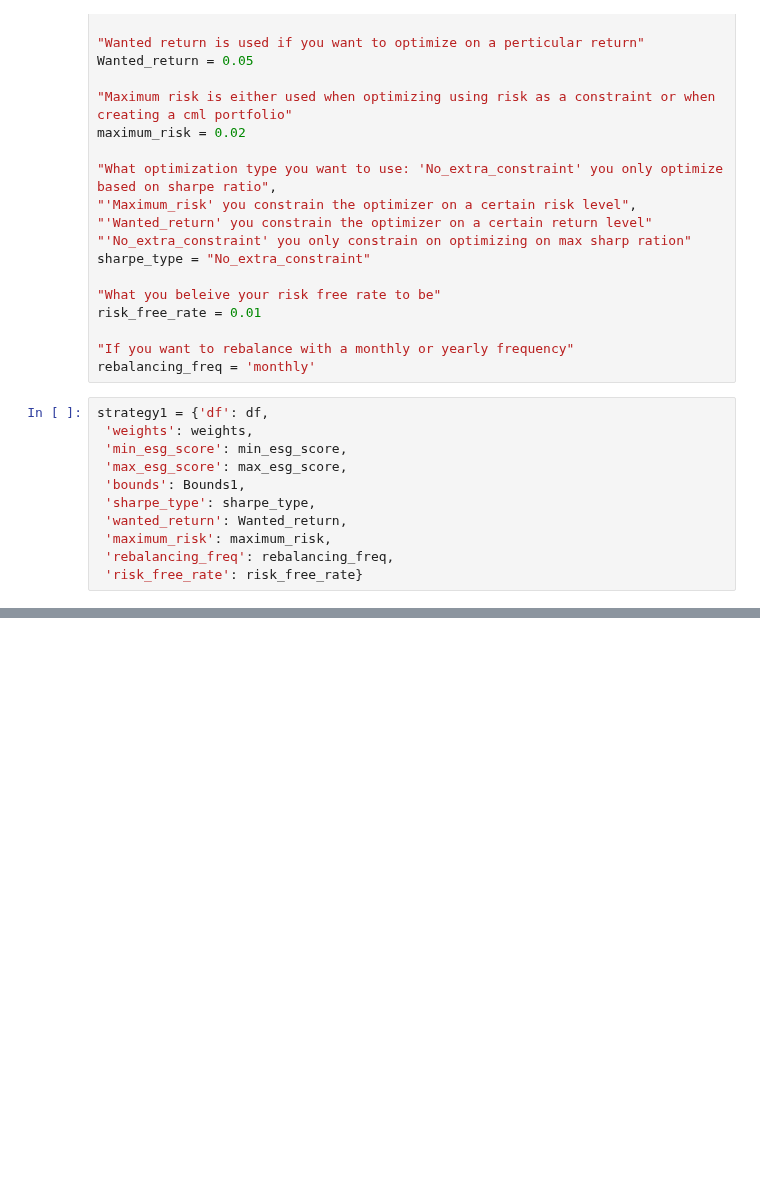
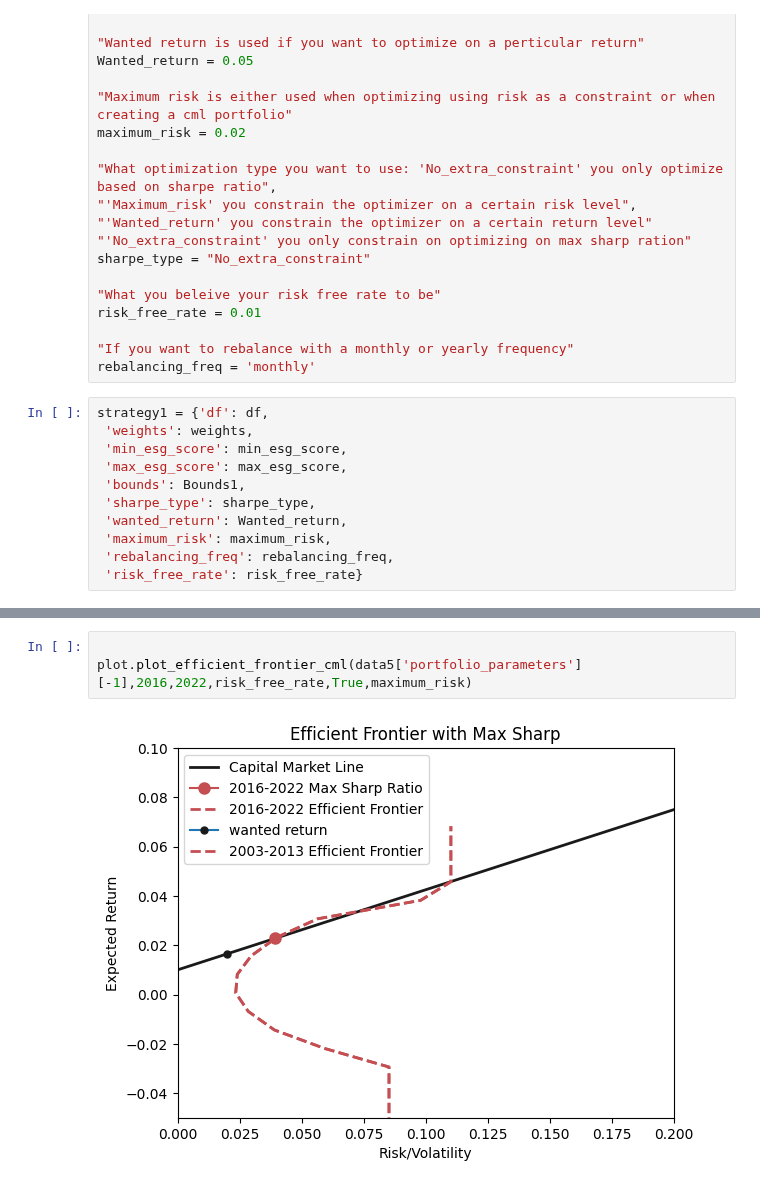
Before and after one commit to NicolaiVArends/BachelorThesis, a Jupyter notebook: notebooks/Strategy_governance_score_1000-1200.ipynb, the cells around one changed output, grey strips where cells are left out. Drawn from its saved outputs; the diff is of its cells as text; blank space fills up the shorter version.

```diff
--- a/notebooks/Strategy_governance_score_1000-1200.ipynb
+++ b/notebooks/Strategy_governance_score_1000-1200.ipynb
@@ -109,3 +117,8 @@ Excpected return on investment is 0.8760800400702605%
+# %%
+
+plot.plot_efficient_frontier_cml(data5['portfolio_parameters'][-1],2016,2022,risk_free_rate,True,maximum_risk)
+# %% [output]
+[figure, added]
 # %%
 plot.plot_portfolio_betas(data5['return_dates'], data5['betas_of_portfolios'])
 # %% [output]
```
Also changed, not shown: parts of 7 cells of this notebook, 17 other files.
